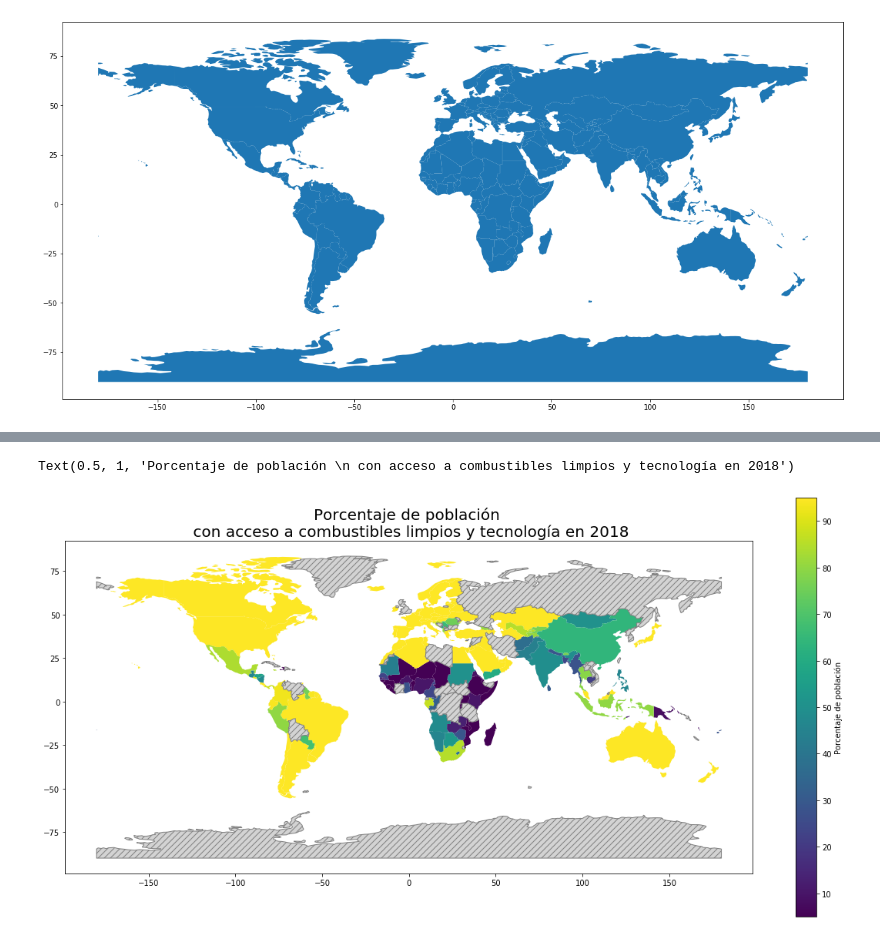
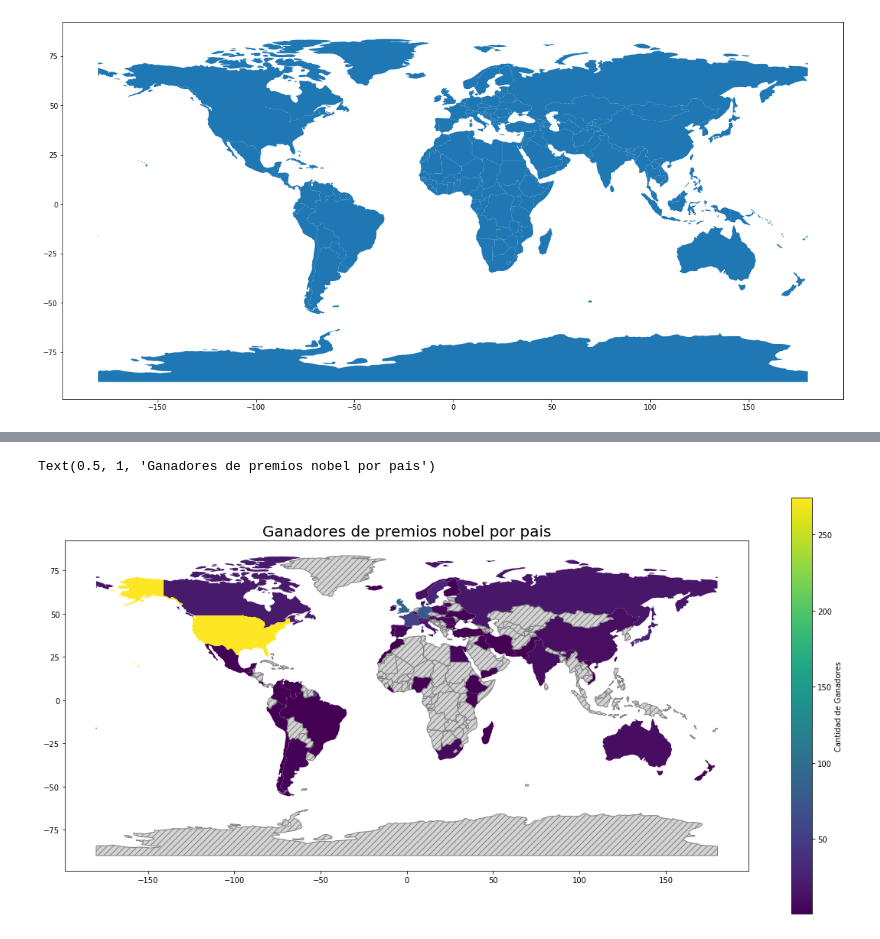
Before and after one commit to shizus/delayed-vicious-cat, a Jupyter notebook: VisuExtra.ipynb, the cells around one changed output, grey strips where cells are left out. Cells and saved outputs as stored; diff of their text form; code cells hidden in the pictures.

```diff
--- a/VisuExtra.ipynb
+++ b/VisuExtra.ipynb
@@ -69 +76,3 @@ Name: Location, Length: 191, dtype: int64
+# %%
+df.loc[df["birth_country"] == "USA", "birth_country"] = "United States of America"
 # %%
@@ -97,7 +98,9 @@ df_world.plot(figsize=(20,30))
 # %% [output]
 <matplotlib.axes._subplots.AxesSubplot at 0x...>
 [figure]
+# %%
+data = df.groupby('birth_country').agg({'id': 'count'}).reset_index()
 # %%
-period = df[df['Period'] == 2018]
-df_world_clean_fuel_and_tech = df_world.merge(period, how="left", left_on=['name'], right_on=['Location'])
+# period = df[df['Period'] == 2018]
+df_world_award_winners = df_world.merge(data, how="left", left_on=['name'], right_on=['birth_country'])
 # %%
@@ -119,18 +120,20 @@ df_to_plot = df_world_clean_fuel_and_tech[['geometry', 'First Tooltip']]
+# %%
+df_to_plot = df_world_award_winners[['geometry', 'id']]
 # %%
 # fig, ax = plt.subplots(1, 1)
 fig, ax = plt.subplots(figsize=(20,10))
-df_to_plot.plot(column='First Tooltip',
+df_to_plot.plot(column='id',
                 ax=ax,
                 legend=True,
-                legend_kwds={'label': "Porcentaje de población"},
+                legend_kwds={'label': "Cantidad de Ganadores"},
                 missing_kwds={
                    "color": "lightgrey",
                    "edgecolor": "grey",
                    "hatch": "///",
                    "label": "Missing values",
                })
 # ax.set(title='Porcentaje de población \n con acceso a combustibles limpios y tecnología en 2018')
-ax.set_title('Porcentaje de población \n con acceso a combustibles limpios y tecnología en 2018', size=20)
+ax.set_title('Ganadores de premios nobel por pais', size=20)
 # %% [output]
-Text(0.5, 1, 'Porcentaje de población \n con acceso a combustibles limpios y tecnología en 2018')
+Text(0.5, 1, 'Ganadores de premios nobel por pais')
-[figure, old version]
+[figure, new version]
```
Also changed, not shown: parts of 9 cells of this notebook, 4 other files.
